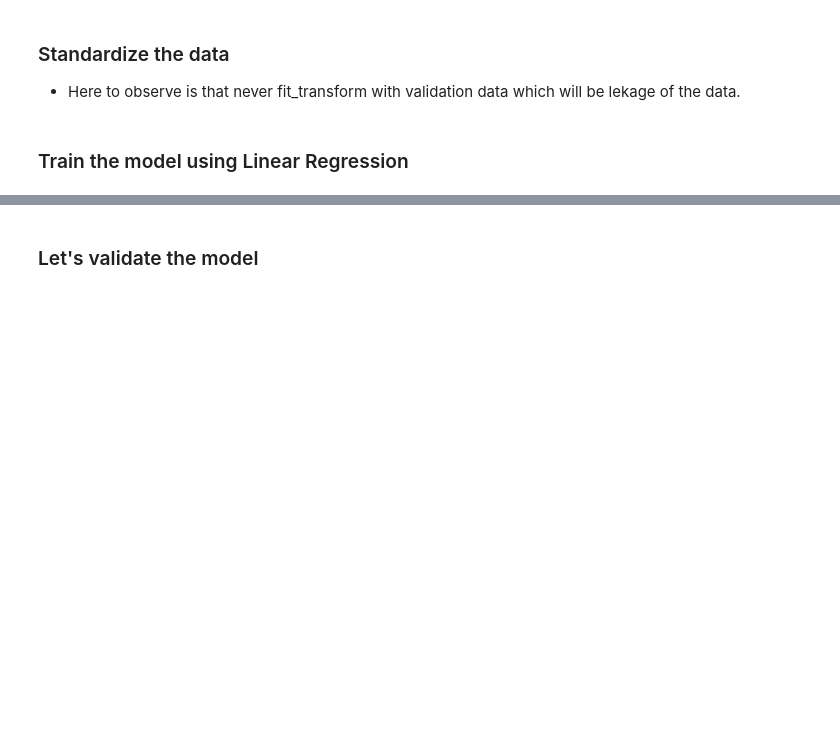
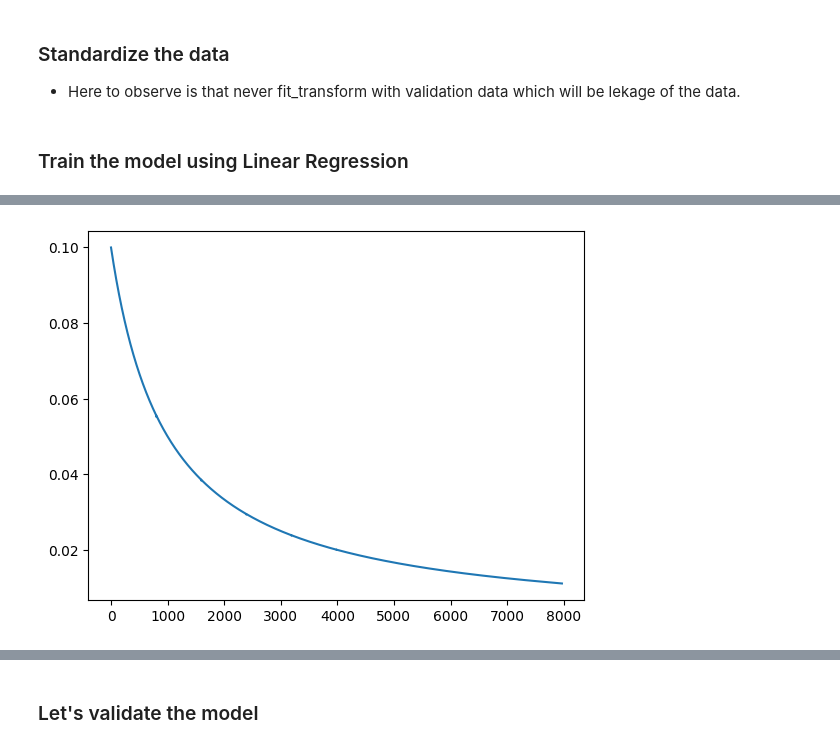
Before and after one commit to sachinprasadhs/AI-Concepts, a Jupyter notebook: Common Concepts/Linear Regression/linear_regression_from_scratch.ipynb, the cells around one changed output, grey strips where cells are left out. Cells and saved outputs as stored; diff of their text form; code cells hidden in the pictures; blank space fills up the shorter version.

```diff
--- a/Common Concepts/Linear Regression/linear_regression_from_scratch.ipynb
+++ b/Common Concepts/Linear Regression/linear_regression_from_scratch.ipynb
@@ -355,7 +427,7 @@ y_train = target_scaling_pipe.fit_transform(train_y.values.reshape(-1, 1))
 # %% [markdown]
 ### Train the model using Linear Regression
 # %%
-lr = LinearRegression(key, lr=0.01, epochs=1000)
+lr = LinearRegression(key, lr=0.1, epochs=10, batch_size=16)
 
 lr.fit(X_train, y_train)
 # %% [output]
@@ -371,0 +456,5 @@ Epoch 1000: Loss 0.3765661418437958
+# %%
+sns.lineplot(lr.scheduler_progress)
+plt.show()
+# %% [output]
+[figure, added]
```
Also changed, not shown: parts of 23 cells of this notebook.
